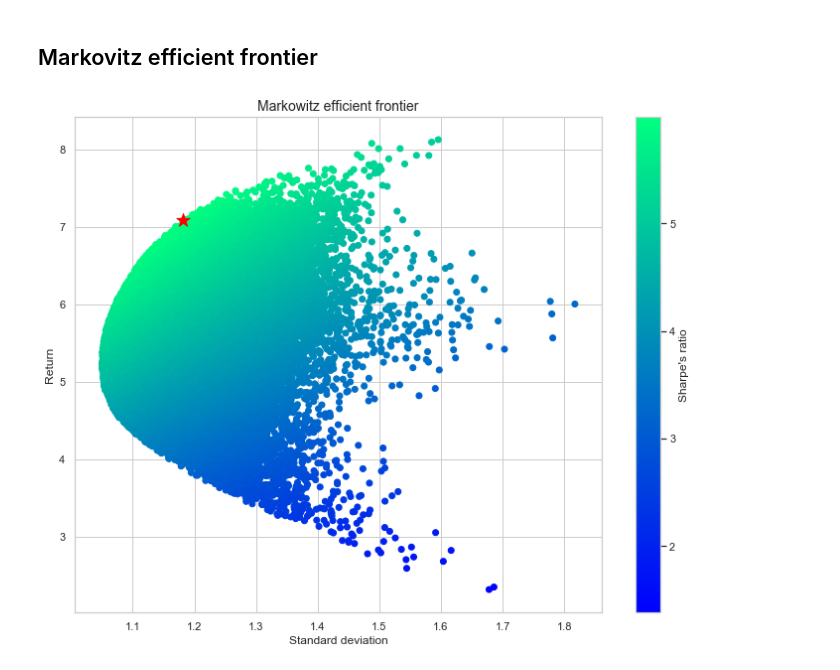
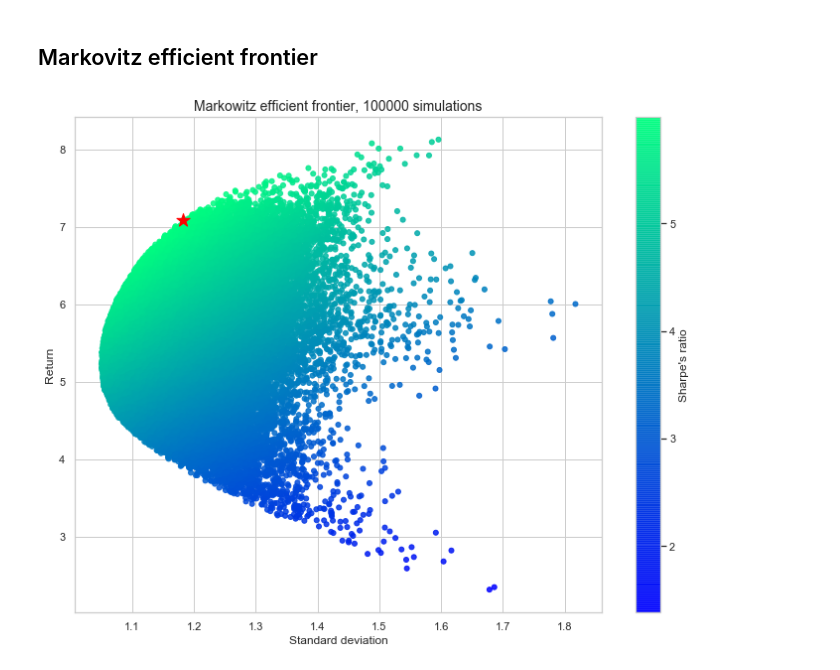
Before and after one commit to JetBlack101/Investment-portfolio-optimization-, a Jupyter notebook: Markovitz model simulation for Wig.Games.ipynb, the cells around one changed output. Cells and saved outputs as stored; diff of their text form; code cells hidden in the pictures.

Commit message:
Changes in plots.

```diff
--- a/Markovitz model simulation for Wig.Games.ipynb
+++ b/Markovitz model simulation for Wig.Games.ipynb
@@ -173,15 +173,15 @@ Name: Optimal_41346, dtype: float64
 # %%
 plt.figure(figsize=(10, 8))
 
-plt.scatter(stdev, returns, c=sharpe, cmap="winter")
+plt.scatter(stdev, returns, c=sharpe, cmap="winter", alpha=0.85, s=25)
 plt.colorbar(label="Sharpe's ratio")
 plt.xlabel('Standard deviation')
 plt.ylabel('Return')
-plt.title("Markowitz efficient frontier", size=14)
+plt.title(f"Markowitz efficient frontier, {sim} simulations", size=14)
 plt.scatter(stdev[sharpe.argmax()], returns[sharpe.argmax()],
             c='red', s=195, marker="*")
 
 plt.tight_layout()
 plt.show()
 # %% [output]
-[figure, old version]
+[figure, new version]
```
Also changed, not shown: 1 other file.
